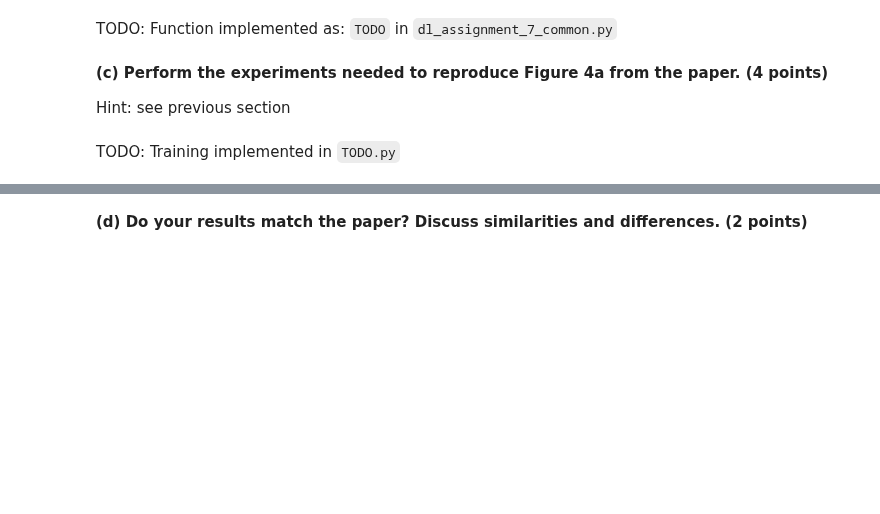
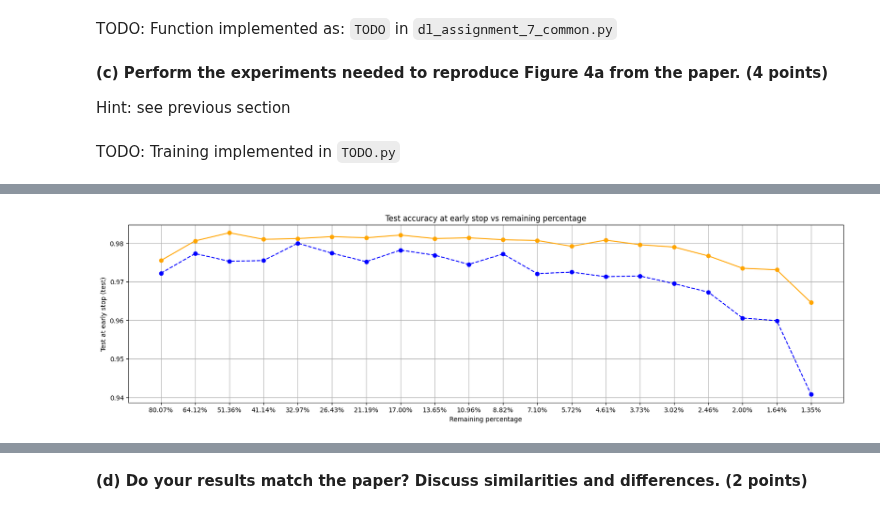
Before and after one commit to LukaMucko/DeepLearning, a Jupyter notebook: lab7/dl-assignment-7.ipynb, the cells around one changed output, grey strips where cells are left out. Drawn from its saved outputs; the diff is of its cells as text; code cells hidden in the pictures; blank space fills up the shorter version.

```diff
--- a/lab7/dl-assignment-7.ipynb
+++ b/lab7/dl-assignment-7.ipynb
@@ -490,0 +550,17 @@ TODO: Training implemented in `TODO.py`
+# %%
+plt.figure(figsize=(20, 5))
+
+y_values = [trained_results[p]['test_acc'] for p in sorted(trained_results.keys(), reverse=True)]
+plt.plot(x_values, y_values, color='orange', linestyle='solid', marker='o')
+
+y_values = [untrained_results[p]['test_acc'] for p in sorted(untrained_results.keys(), reverse=True)]
+plt.plot(x_values, y_values, color="blue", linestyle="dashed", marker="o")
+
+plt.xlabel('Remaining percentage')
+plt.ylabel('Test at early stop (test)')
+plt.title('Test accuracy at early stop vs remaining percentage')
+plt.grid(True)
+plt.xticks(x_values, [f'{p:.2f}%' for p in sorted(trained_results.keys(), reverse=True)])
+plt.show()
+# %% [output]
+[figure, added]
```
Also changed, not shown: parts of 16 cells of this notebook.
